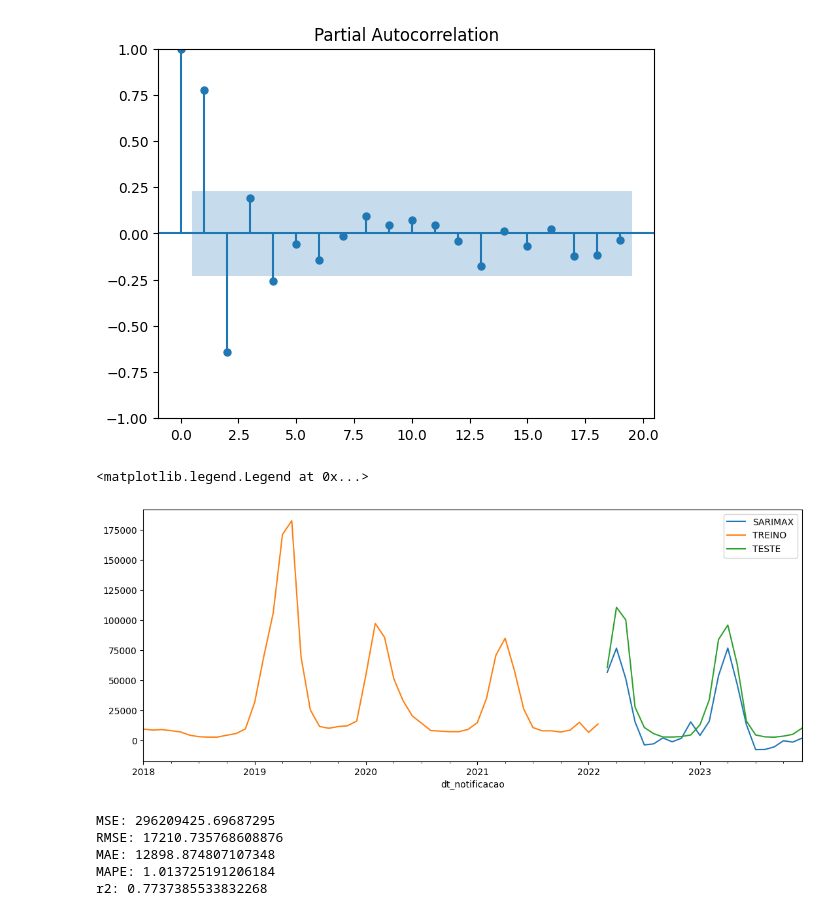
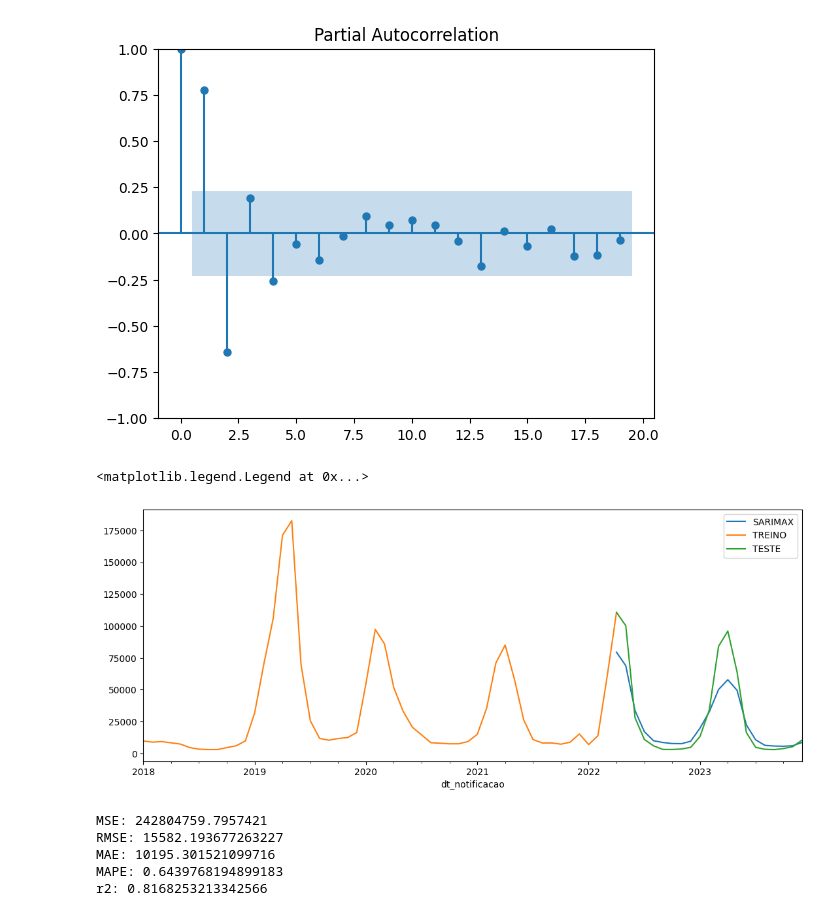
Before and after one commit to Kenzo-Sugai/PrevisaoCasosDengueSP, a Jupyter notebook: Python/Kalman/SarimaxKalman.ipynb, the cells around one changed output. Saved outputs shown, nothing was run; the diff lists cells and outputs as text; code cells hidden in the pictures.

```diff
--- a/Python/Kalman/SarimaxKalman.ipynb
+++ b/Python/Kalman/SarimaxKalman.ipynb
@@ -32,13 +32,15 @@ See the caveats in the documentation: https://pandas.pydata.org/pandas-docs/stab
 # %%
 # Split the dataset into training and testing
 train_size = int(len(df_sp) * 0.7)
-train = df_sp.iloc[:train_size]
-test = df_sp.iloc[train_size:]
+train = df_sp.iloc[:train_size+1]
+train2 = df_sp.iloc[:train_size+2]
+test = df_sp.iloc[train_size+1:]
 # %%
 y_train = train['qntd_casos']
 y_test = test['qntd_casos']
-exog_train = train[['temp_media_mensal', 'precipitacao_total_mensal']]
-exog_test = test[['temp_media_mensal', 'precipitacao_total_mensal']]
+y_train2 = train2['qntd_casos']
+exog_train = train[['temp_media_mensal']]
+exog_test = test[['temp_media_mensal']]
 # %%
 result = adfuller(df_sp['qntd_casos'])
 
@@ -59,28 +61,28 @@ PACF:
 # %%
 model = sm.tsa.statespace.SARIMAX(
     y_train,
-    exog=exog_train,
-    order=(2, 2, 1), # 2, 2, 1 > 2, 1, 1
+    #exog=exog_train,
+    order=(4, 0, 1), # 1, 2, 1
     seasonal_order=(1, 1, 1, 12),
     initialization="approximate_diffuse"
 )
 
 results = model.fit()
 
-pred = results.get_forecast(steps=len(exog_test), exog=exog_test)
+pred = results.get_forecast(steps=len(exog_test))#, exog=exog_test)
 
 y_pred_test = pred.predicted_mean
 # %%
 fig, ax = plt.subplots(figsize=(13, 5))
 
 pred.predicted_mean.plot(ax=ax, label='SARIMAX')
-y_train.plot(ax=ax, label='TREINO')
+y_train2.plot(ax=ax, label='TREINO')
 y_test.plot(ax=ax, label='TESTE')
 
 ax.legend()
 # %% [output]
 <matplotlib.legend.Legend at 0x...>
-[figure, old version]
+[figure, new version]
 # %%
 MSE = mean_squared_error(y_pred=y_pred_test, y_true=y_test)
 RMSE = root_mean_squared_error(y_pred=y_pred_test, y_true=y_test)
@@ -93,8 +95,8 @@ print(f"MAE: {MAE}")
 print(f"MAPE: {MAPE}")
 print(f"r2: {r2}")
 # %% [output]
-MSE: 296209425.69687295
-RMSE: 17210.735768608876
-MAE: 12898.874807107348
-MAPE: 1.013725191206184
-r2: 0.7737385533832268
+MSE: 242804759.7957421
+RMSE: 15582.193677263227
+MAE: 10195.301521099716
+MAPE: 0.6439768194899183
+r2: 0.8168253213342566
```
Also changed, not shown: 2 other files.
